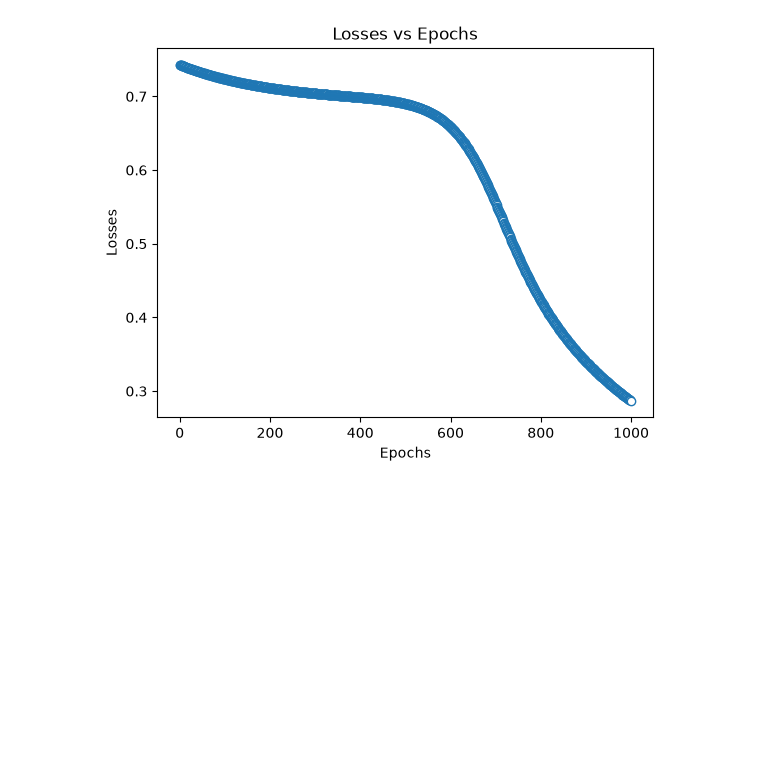
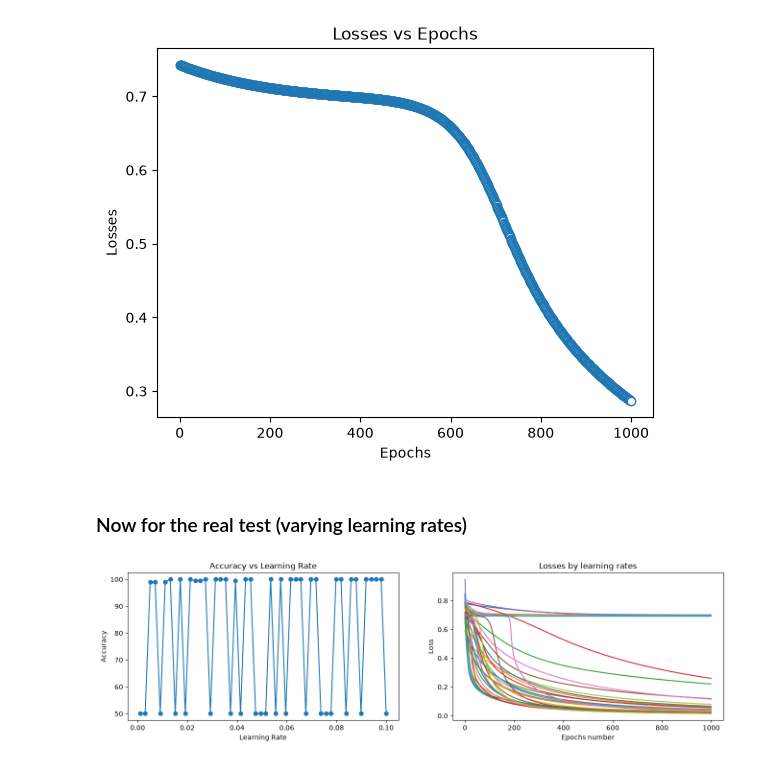
Before and after one commit to ISO158/udemy-deep-learning-cohen, a Jupyter notebook: 03-artificial-neural-networks/06_multilayers_ANN.ipynb, the cells around one changed output. Cells and saved outputs as stored; diff of their text form; code cells hidden in the pictures; blank space fills up the shorter version.

Commit message:
plot with different learning rates and compare the results.

```diff
--- a/03-artificial-neural-networks/06_multilayers_ANN.ipynb
+++ b/03-artificial-neural-networks/06_multilayers_ANN.ipynb
@@ -128,3 +128,38 @@ plt.show()
 # %% [output]
 Final accuracy: 99.00%
 [figure]
+# %% [markdown]
+### Now for the real test (varying learning rates)
+# %%
+# learning rates
+learningrates = np.linspace(0.001,0.1,50)
+
+# initialize
+accByLR = []
+allLosses = np.zeros((len(learningrates),numepochs))
+
+# for the loop
+for i,lr in enumerate(learningrates):
+
+    #create and run the model
+    ANNclassify, lossfun, optimizer = createANNmodel(learningRate=lr)
+    losses, predictions, totalacc = trainModel(ANNclassify)
+
+    # store the results
+    accByLR.append(totalacc)
+    allLosses[i,:] = losses.detach()
+# %%
+# plot the results
+fig, ax = plt.subplots(1,2,figsize=(16,4))
+
+ax[0].plot(learningrates,accByLR,'o-')
+ax[0].set_xlabel('Learning Rate'), ax[0].set_ylabel('Accuracy')
+ax[0].set_title('Accuracy vs Learning Rate')
+# ax[0].grid()
+
+ax[1].plot(allLosses.T)
+ax[1].set_xlabel('Epochs number'), ax[1].set_ylabel('Loss')
+ax[1].set_title('Losses by learning rates')
+plt.show()
+# %% [output]
+[figure, added]
```
